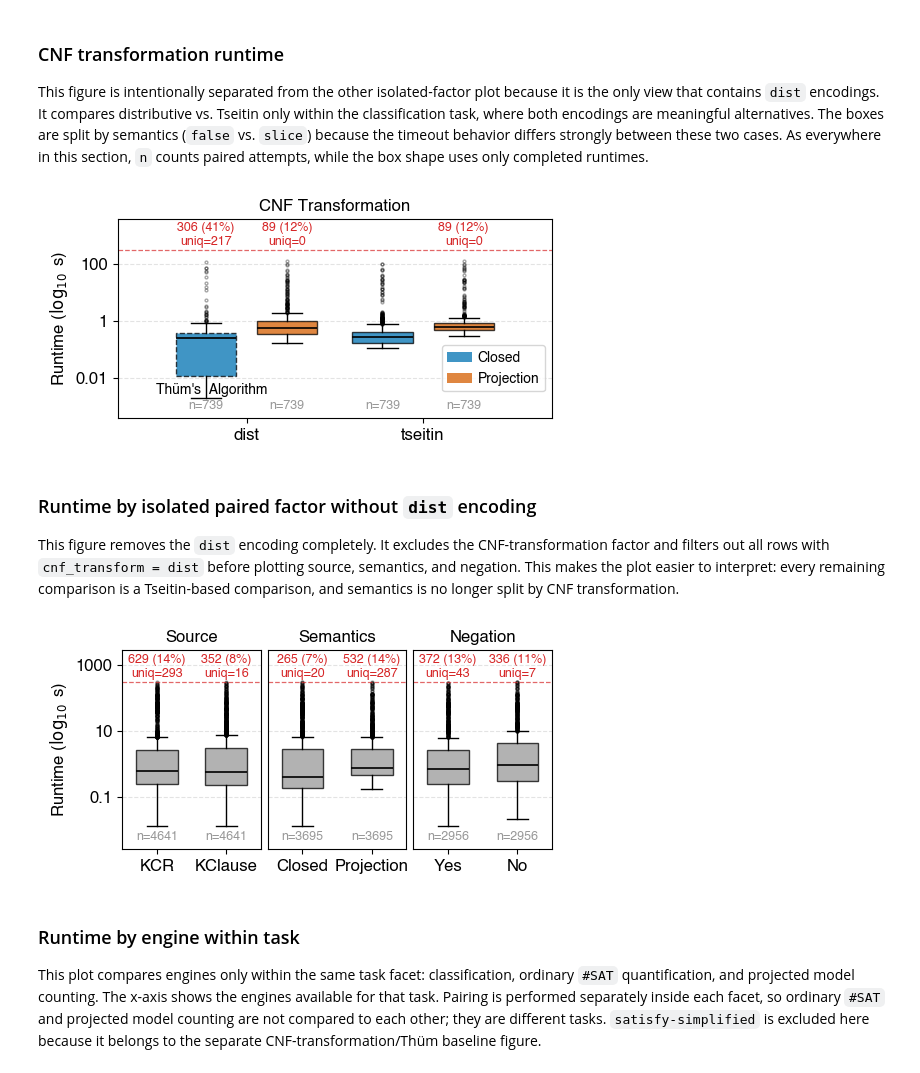
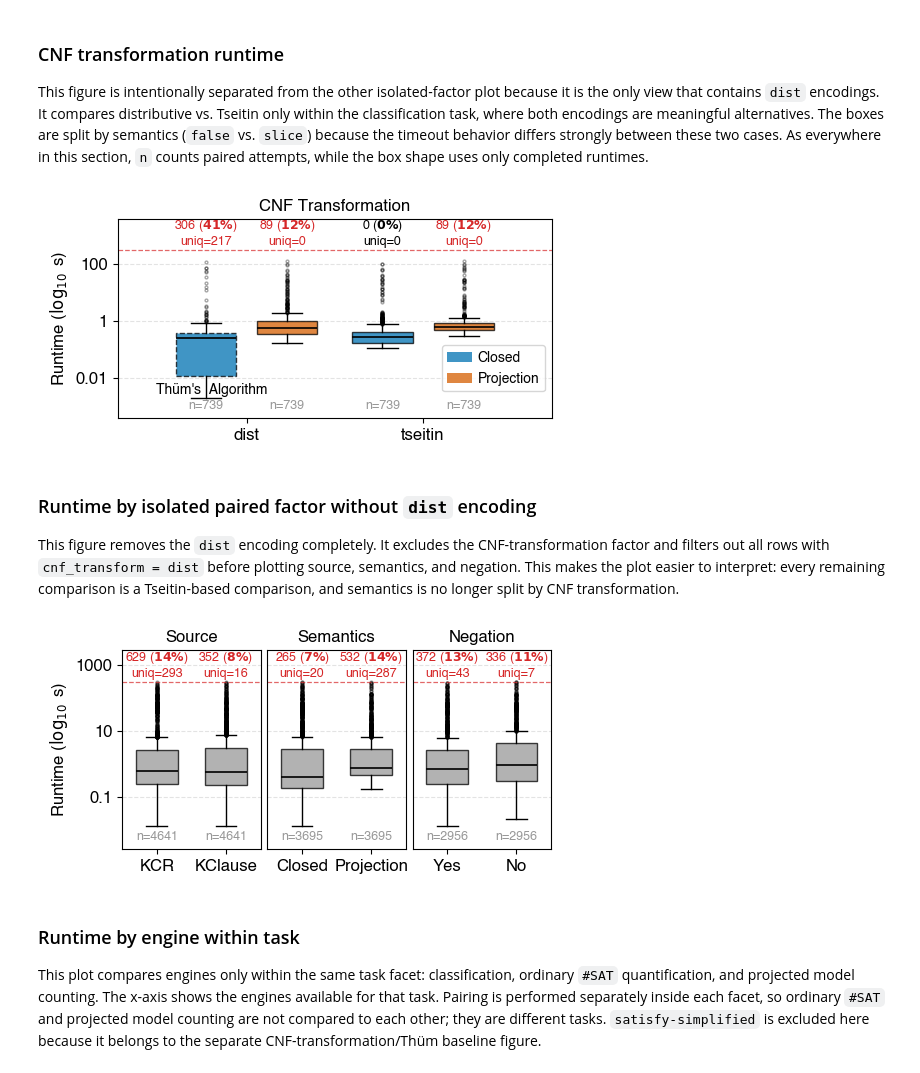
Before and after one commit to ekuiter/torte, a Jupyter notebook: experiments/feature-model-differences/evaluation.ipynb, the cells around one changed output. Cells and saved outputs as stored; diff of their text form; code cells hidden in the pictures.

```diff
--- a/experiments/feature-model-differences/evaluation.ipynb
+++ b/experiments/feature-model-differences/evaluation.ipynb
@@ -956,7 +961,14 @@ def _factor_timeout_unique_counts(sub, box_cols, key_cols):
 def _format_timeout_label(timeouts, timeout_rate, exclusive):
     # First line: all timeouts for this box relative to all attempts in this box.
     # Second line: absolute number of timeouts that occur only for this box.
-    return f"{timeouts} ({timeout_rate:.0%})\nuniq={exclusive['exclusive']}"
+    # Mathtext is used only around the percentage so the relative number is bold,
+    # while the absolute count and uniq count remain normal weight.
+    rate = f"{timeout_rate:.0%}".replace('%', r'\%')
+    return f"{timeouts} ($\\mathbf{{{rate}}}$)\nuniq={exclusive['exclusive']}"
+
+
+def _timeout_label_color(timeouts):
+    return COLOR['timeout'] if timeouts > 0 else COLOR['black']
 
 
 # Count comparable pairs, not rows. Each pair normally contributes two rows, one per value.
@@ -1078,10 +1090,9 @@ def _draw_cross_split_factor_boxes(ax, sub, spec, split_col):
 
             # Show timeout count/rate plus the number of timeouts unique to this exact
             # box among the four CNF/semantics boxes.
-            if timeouts > 0:
-                exclusive = box_timeout_uniques[(value, split)]
-                ax.text(pos, TIMEOUT * 1.18, _format_timeout_label(timeouts, timeout_rate, exclusive),
-                        ha='center', va='bottom', fontsize=9, color=COLOR['timeout'], fontweight='bold')
+            exclusive = box_timeout_uniques[(value, split)]
+            ax.text(pos, TIMEOUT * 1.18, _format_timeout_label(timeouts, timeout_rate, exclusive),
+                    ha='center', va='bottom', fontsize=9, color=_timeout_label_color(timeouts))
 
             # Show the number of paired attempts represented by this split box. This includes
             # completed runtimes and timeout attempts, matching the denominator of the timeout
@@ -1143,7 +1154,7 @@ with plt.rc_context({'font.family': 'Helvetica', 'font.size': 12}):
     fig.savefig(paper_image_dir / 'runtime-cnf-transformation.pdf', bbox_inches='tight', pad_inches=0)
     plt.show()
 # %% [output]
-[figure, old version]
+[figure, new version]
 # %% [markdown]
 ### Runtime by isolated paired factor without `dist` encoding
 
@@ -1227,10 +1238,9 @@ def _draw_isolated_factor_boxes(ax, sub, spec):
         # Timeout labels have two lines: total timeouts for this value, then the subset
         # that occurred only for this value and not for its paired counterpart. The shared
         # timeouts are implicit because they are total minus only.
-        if timeouts > 0:
-            exclusive = timeout_exclusives[(value,)]
-            ax.text(pos, TIMEOUT * 1.18, _format_timeout_label(timeouts, timeout_rate, exclusive),
-                    ha='center', va='bottom', fontsize=9, color=COLOR['timeout'], fontweight='bold')
+        exclusive = timeout_exclusives[(value,)]
+        ax.text(pos, TIMEOUT * 1.18, _format_timeout_label(timeouts, timeout_rate, exclusive),
+                ha='center', va='bottom', fontsize=9, color=_timeout_label_color(timeouts))
 
         # Show the number of paired attempts represented by this box. This includes both
         # completed runtimes and timeout attempts, matching the denominator of the timeout
@@ -1259,34 +1269,34 @@ def _draw_isolated_factor_boxes(ax, sub, spec):
     ax.yaxis.set_minor_locator(ticker.NullLocator())
     ax.yaxis.set_major_formatter(ticker.FuncFormatter(lambda x, _: f'{x:g}'))
     ax.grid(axis='y', linestyle='--', alpha=0.35, which='major')
 
 with plt.rc_context({'font.family': 'Helvetica', 'font.size': 12}):
     # One row of facets, one facet per remaining factor. sharey=True makes the runtime scale
     # directly comparable across source, semantics, and negation.
     fig, axes = plt.subplots(1, len(_isolated_factor_defs), figsize=(5.4, 2.8), sharey=True, squeeze=False)
 
     for ax, spec in zip(axes[0], _isolated_factor_defs):
         # Select the already-paired observations for this factor; no new pairing happens here.
         sub = _isolated_factor_observations[_isolated_factor_observations['factor'] == spec['factor']]
         _draw_isolated_factor_boxes(ax, sub, spec)
 
     # Shared y-axis: keep the scale and grid aligned, but only label the first facet to avoid
     # repeated axis text and reduce horizontal clutter between facets.
     for ax in axes[0][1:]:
         ax.set_ylabel('')
         ax.tick_params(axis='y', which='both', left=False, labelleft=False)
 
     # No legend is needed here: all boxes intentionally share one neutral color, and the
     # timeout threshold is labeled by its red line style in the surrounding text/figure caption.
 
     # Tighten facet spacing for the compact paper figure while preserving enough room for
     # timeout labels and horizontal x-axis labels.
     plt.tight_layout(w_pad=0.2)
     fig.subplots_adjust(wspace=0.05)
     fig.savefig(paper_image_dir / 'runtime-isolated-factors.pdf', bbox_inches='tight', pad_inches=0)
     plt.show()
 # %% [output]
-[figure, old version]
+[figure, new version]
 # %% [markdown]
 ### Runtime by engine within task
 
```
Also changed, not shown: parts of 6 cells of this notebook.
